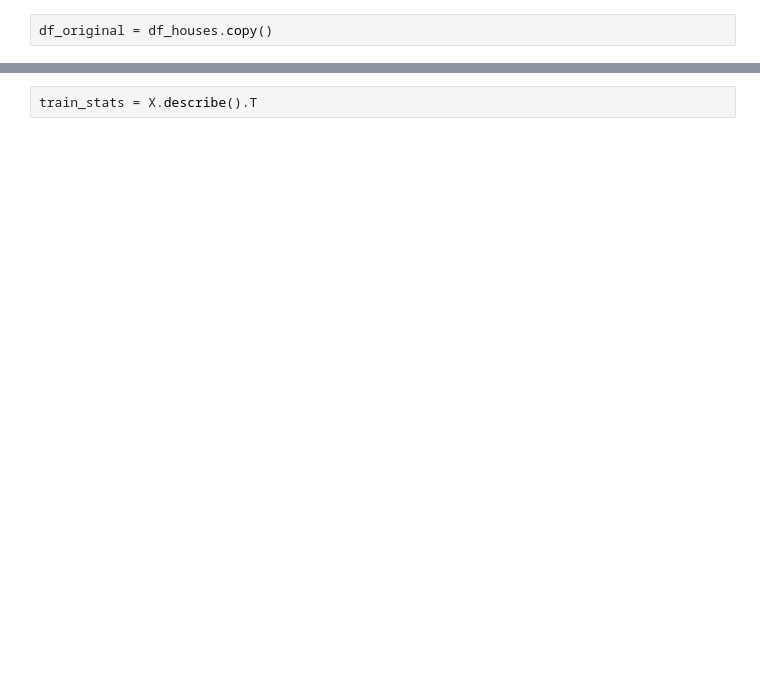
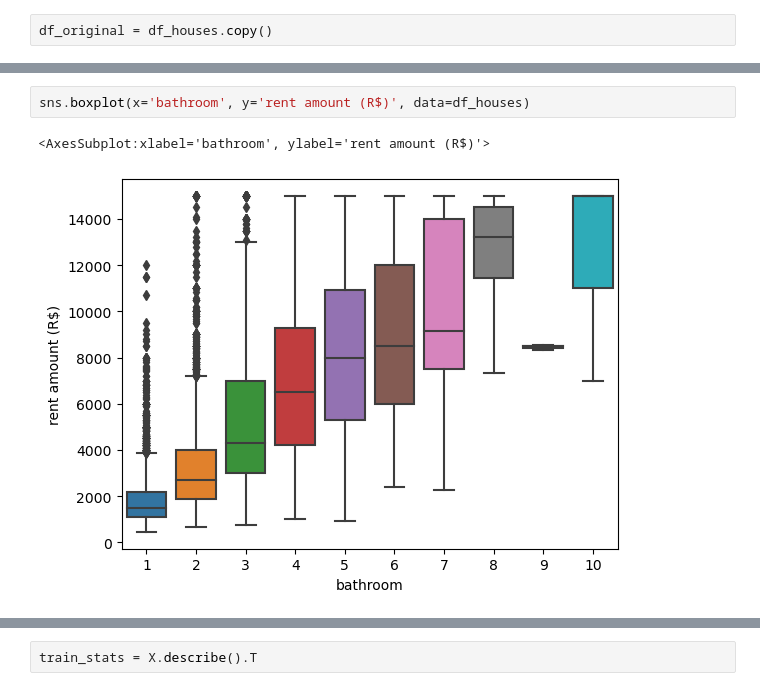
Before and after one commit to dougbatista/fiap, a Jupyter notebook: Deep learning/Notebooks/Ex_4.ipynb, the cells around one changed output, grey strips where cells are left out. Saved outputs shown, nothing was run; the diff lists cells and outputs as text; blank space fills up the shorter version.

```diff
--- a/Deep learning/Notebooks/Ex_4.ipynb
+++ b/Deep learning/Notebooks/Ex_4.ipynb
@@ -81,0 +202,5 @@ df_houses.drop(df_houses[(df_houses['parking spaces'] == 0) & (df_houses['rent a
+# %%
+sns.boxplot(x='bathroom', y='rent amount (R$)', data=df_houses)
+# %% [output]
+<AxesSubplot:xlabel='bathroom', ylabel='rent amount (R$)'>
+[figure, added]
```
Also changed, not shown: parts of 46 cells of this notebook, 7 other files.
